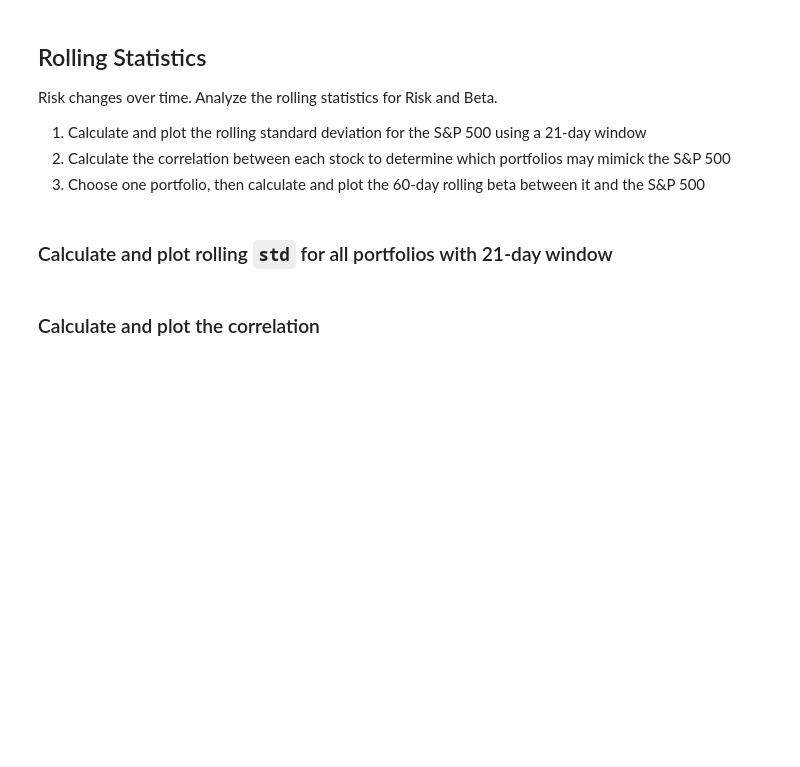
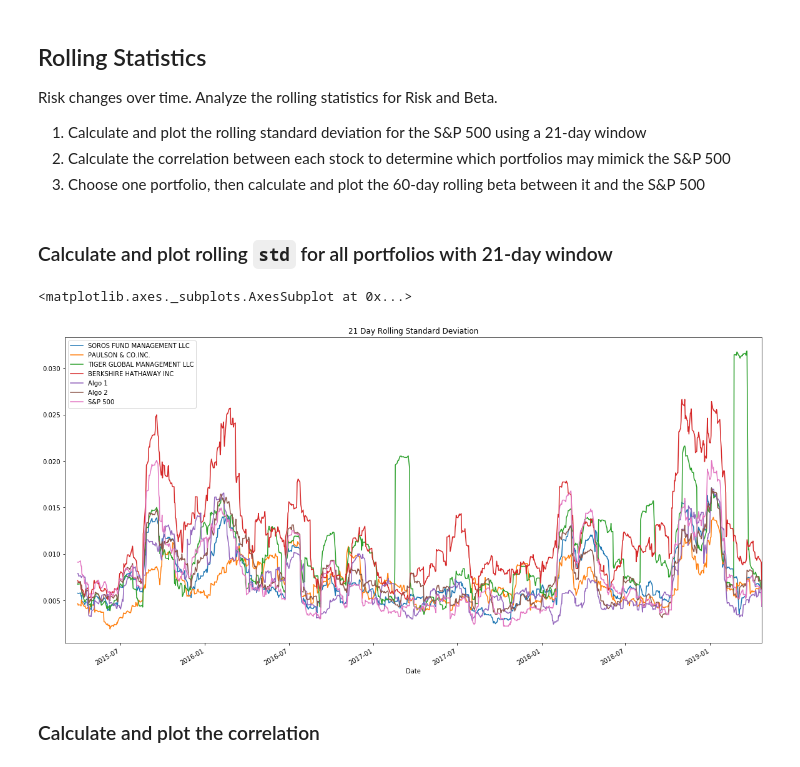
Before and after one commit to spla23/Pandas-Assignment, a Jupyter notebook: whale_analysis.ipynb, the cells around one changed output. Cells and saved outputs as stored; diff of their text form; code cells hidden in the pictures; blank space fills up the shorter version.

```diff
--- a/whale_analysis.ipynb
+++ b/whale_analysis.ipynb
@@ -373,8 +384,13 @@ Risk changes over time. Analyze the rolling statistics for Risk and Beta.
 ### Calculate and plot rolling `std` for all portfolios with 21-day window
 # %%
 # Calculate the rolling standard deviation for all portfolios using a 21-day window
+combined_portfolio_rolling_21 = combined_portfolio.rolling(window=21).std()
 
 # Plot the rolling standard deviation
+combined_portfolio_rolling_21.plot(title='21 Day Rolling Standard Deviation', figsize=[20,10])
+# %% [output]
+<matplotlib.axes._subplots.AxesSubplot at 0x...>
+[figure, added]
 # %% [markdown]
 ### Calculate and plot the correlation
 # %%
```
Also changed, not shown: parts of 29 cells of this notebook.
